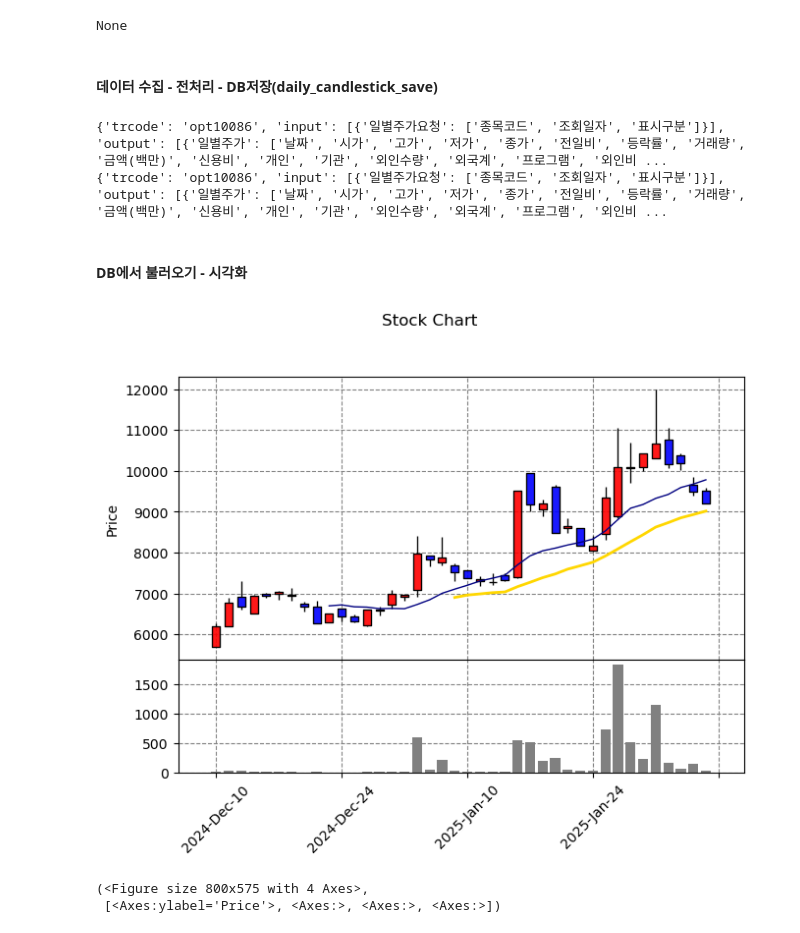
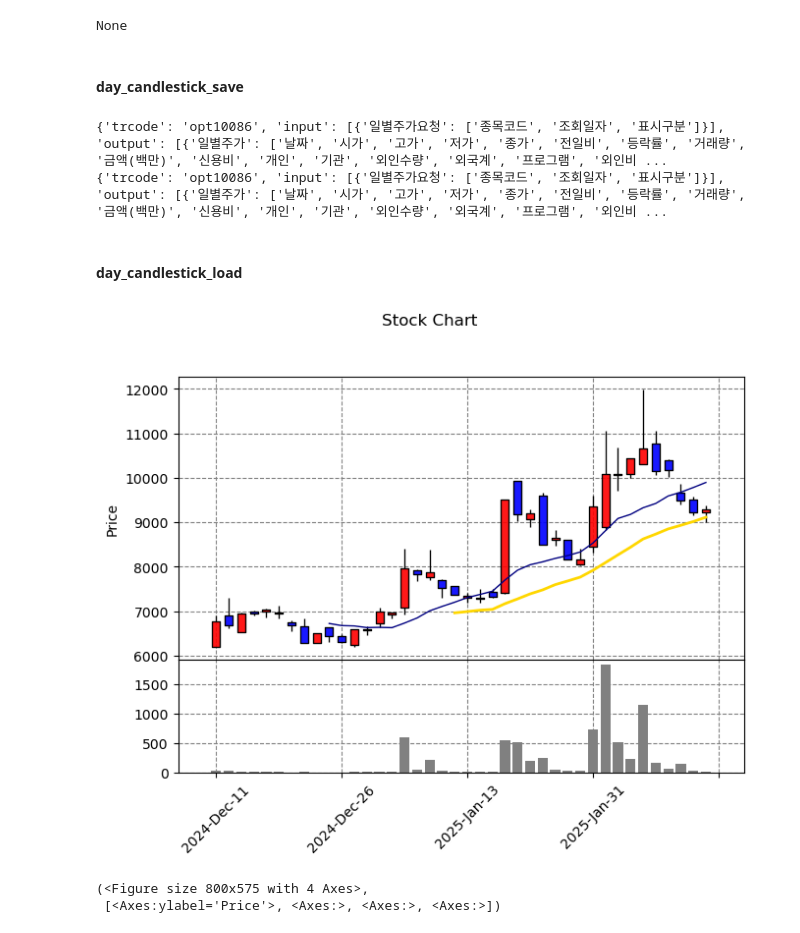
Before and after one commit to LiberSlave/trading, a Jupyter notebook: Excel/lab.ipynb, the cells around one changed output. Drawn from its saved outputs; the diff is of its cells as text; code cells hidden in the pictures.

```diff
--- a/Excel/lab.ipynb
+++ b/Excel/lab.ipynb
@@ -1585,5 +1585,5 @@ print(data_save.conn.ping(reconnect=False)) #ping(): database와 연결상태
 # %% [output]
 None
 # %% [markdown]
-#### 데이터 수집 - 전처리 - DB저장(daily_candlestick_save)
+#### day_candlestick_save
 # %%
@@ -1592,11 +1592,11 @@ process.daily_candlestick_save(kiwoom,'샌즈랩','20250101')
 {'trcode': 'opt10086', 'input': [{'일별주가요청': ['종목코드', '조회일자', '표시구분']}], 'output': [{'일별주가': ['날짜', '시가', '고가', '저가', '종가', '전일비', '등락률', '거래량', '금액(백만)', '신용비', '개인', '기관', '외인수량', '외국계', '프로그램', '외인비 ...
 {'trcode': 'opt10086', 'input': [{'일별주가요청': ['종목코드', '조회일자', '표시구분']}], 'output': [{'일별주가': ['날짜', '시가', '고가', '저가', '종가', '전일비', '등락률', '거래량', '금액(백만)', '신용비', '개인', '기관', '외인수량', '외국계', '프로그램', '외인비 ...
 # %% [markdown]
-#### DB에서 불러오기 - 시각화
+#### day_candlestick_load
 # %%
-fig, axes = process.daily_candlestick_load('샌즈랩','20250101')
+fig, axes = process.daily_candlestick_load('샌즈랩')
 # %% [output]
-[figure, old version]
+[figure, new version]
 # %%
 fig, axes = load_and_visualize('유일에너테크', '20250211')
 fig2, axes2 = load_and_visualize('유일에너테크', '20250210')
```
Also changed, not shown: parts of 4 cells of this notebook, 3 other files.
